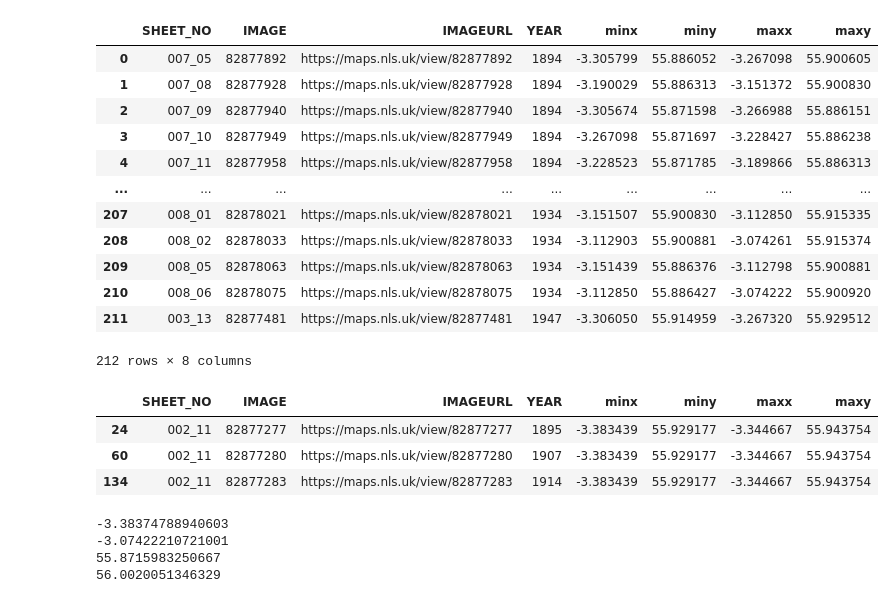
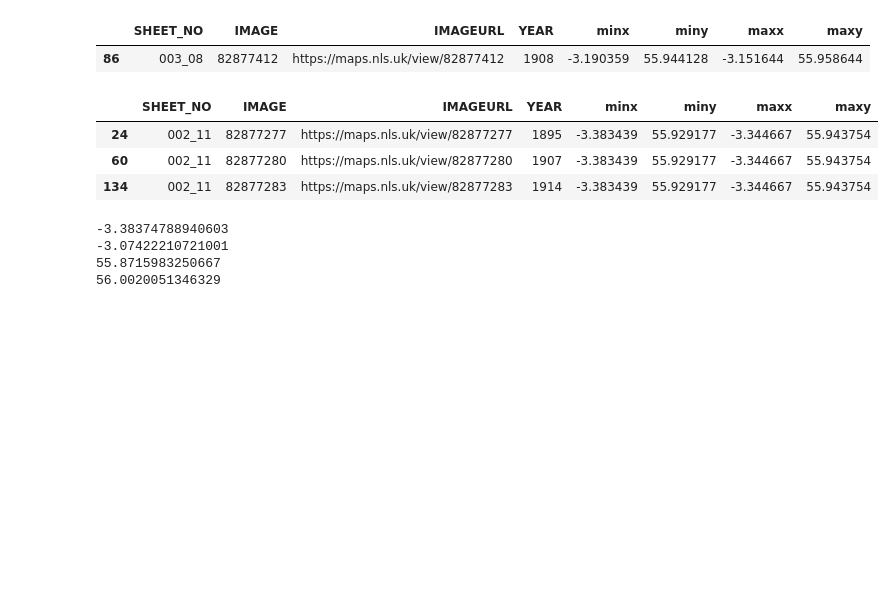
Before and after one commit to alv31415/contrastive-map, a Jupyter notebook: src/dev/meta_explore.ipynb, the cells around one changed output. Saved outputs shown, nothing was run; the diff lists cells and outputs as text; code cells hidden in the pictures; blank space fills up the shorter version.

```diff
--- a/src/dev/meta_explore.ipynb
+++ b/src/dev/meta_explore.ipynb
@@ -39,18 +39,7 @@ meta["WKT"] = meta["WKT"].apply(lambda x: wkt.loads(x).bounds)
 meta[["minx", "miny", "maxx", "maxy"]] = pd.DataFrame(meta["WKT"].tolist(), index = meta.index)
 meta.drop("WKT", axis = 1, inplace = True)
 # %%
-meta
+meta[meta["IMAGE"] == 82877412]
 # %% [output]
 |  | SHEET_NO | IMAGE | IMAGEURL | YEAR | minx | miny | maxx | maxy |
-| 0 | 007_05 | 82877892 | https://maps.nls.uk/view/82877892 | 1894 | -3.305799 | 55.886052 | -3.267098 | 55.900605 |
-| 1 | 007_08 | 82877928 | https://maps.nls.uk/view/82877928 | 1894 | -3.190029 | 55.886313 | -3.151372 | 55.900830 |
-| 2 | 007_09 | 82877940 | https://maps.nls.uk/view/82877940 | 1894 | -3.305674 | 55.871598 | -3.266988 | 55.886151 |
-| 3 | 007_10 | 82877949 | https://maps.nls.uk/view/82877949 | 1894 | -3.267098 | 55.871697 | -3.228427 | 55.886238 |
-| 4 | 007_11 | 82877958 | https://maps.nls.uk/view/82877958 | 1894 | -3.228523 | 55.871785 | -3.189866 | 55.886313 |
-| ... | ... | ... | ... | ... | ... | ... | ... | ... |
-| 207 | 008_01 | 82878021 | https://maps.nls.uk/view/82878021 | 1934 | -3.151507 | 55.900830 | -3.112850 | 55.915335 |
-| 208 | 008_02 | 82878033 | https://maps.nls.uk/view/82878033 | 1934 | -3.112903 | 55.900881 | -3.074261 | 55.915374 |
-| 209 | 008_05 | 82878063 | https://maps.nls.uk/view/82878063 | 1934 | -3.151439 | 55.886376 | -3.112798 | 55.900881 |
-| 210 | 008_06 | 82878075 | https://maps.nls.uk/view/82878075 | 1934 | -3.112850 | 55.886427 | -3.074222 | 55.900920 |
-| 211 | 003_13 | 82877481 | https://maps.nls.uk/view/82877481 | 1947 | -3.306050 | 55.914959 | -3.267320 | 55.929512 |
+| 86 | 003_08 | 82877412 | https://maps.nls.uk/view/82877412 | 1908 | -3.190359 | 55.944128 | -3.151644 | 55.958644 |
-212 rows × 8 columns
```
Also changed, not shown: parts of 2 cells of this notebook, 4 other files.
